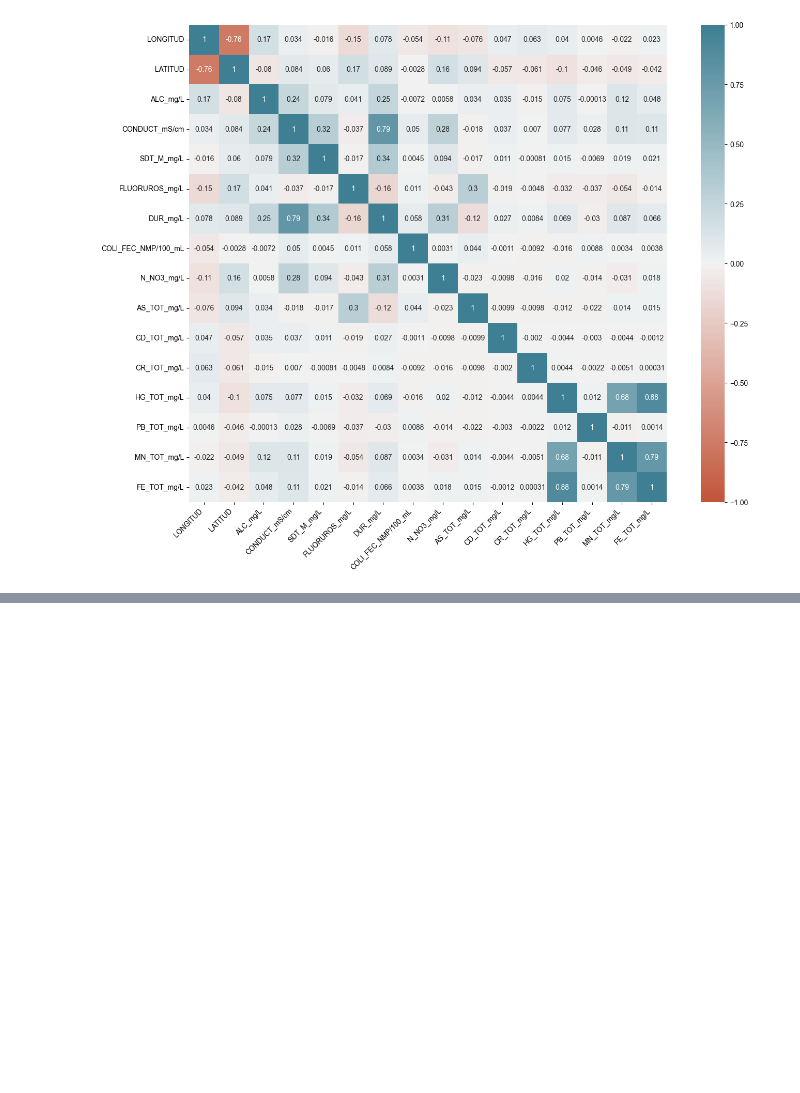
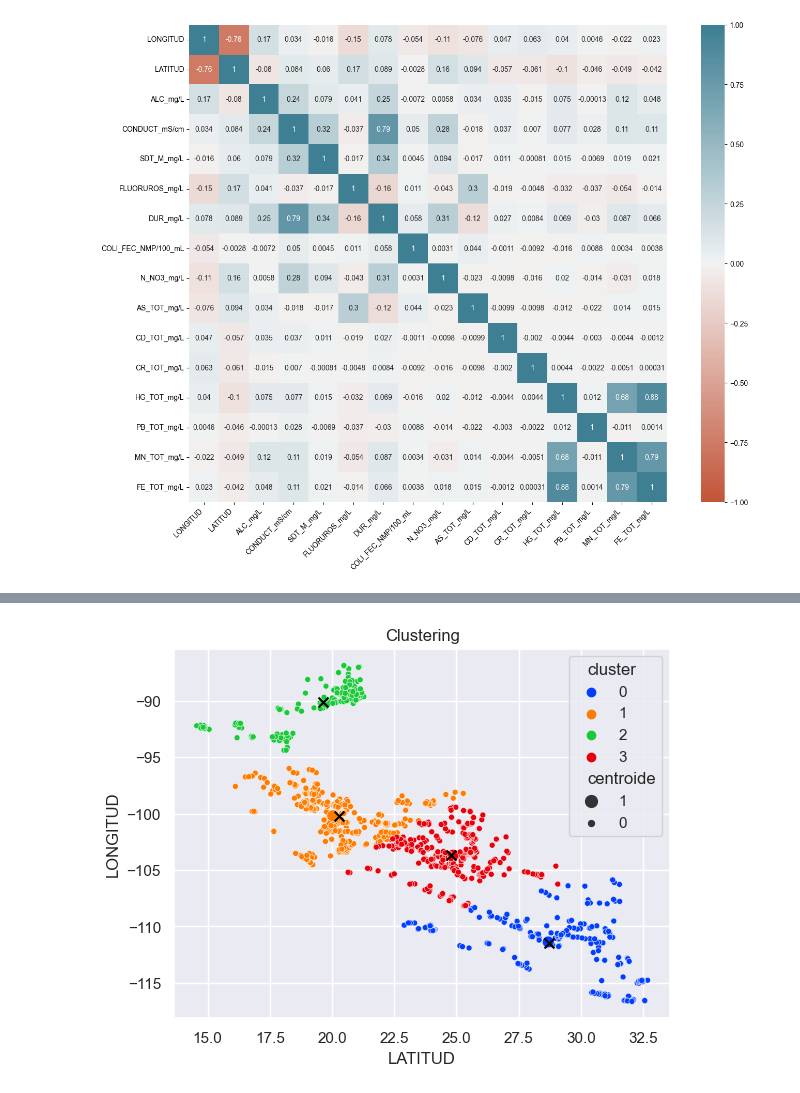
Before and after one commit to PosgradoMNA/actividades-del-projecto-equipo_167, a Jupyter notebook: semana 9/Limpieza, análisis, visualización y kmeans.ipynb, the cells around one changed output, grey strips where cells are left out. Drawn from its saved outputs; the diff is of its cells as text; code cells hidden in the pictures; blank space fills up the shorter version.

```diff
--- a/semana 9/Limpieza, análisis, visualización y kmeans.ipynb
+++ b/semana 9/Limpieza, análisis, visualización y kmeans.ipynb
@@ -220,0 +258,15 @@ ax.set_xticklabels(
+# %%
+#Busquemos cuales son los centroides de los 4 clusters
+k = 4
+
+model = cluster.KMeans(n_clusters=k, init='k-means++')
+X = latlong.copy() # Cluster
+dtf_X = X.copy()
+dtf_X["cluster"] = model.fit_predict(X) ## Buscar los centroidees (Distancia mas corta a todas las tiendas a su alrededor)
+closest, distances = scipy.cluster.vq.vq(model.cluster_centers_, dtf_X.drop("cluster", axis=1).values)
+dtf_X["centroide"] = 0
+for i in closest:
+    dtf_X["centroide"].iloc[i] = 1
+df[["cluster","centroide"]] = dtf_X[["cluster","centroide"]]
+
+df.sample(5)
@@ -220,0 +280,13 @@ ax.set_xticklabels(
+# %%
+# Las X muestran los centroides (expresado en altitud y longitud)
+fig, ax = plt.subplots()
+rcParams['figure.figsize'] = 10,10
+sns.scatterplot(x="LATITUD", y="LONGITUD", data=df,
+                palette=sns.color_palette("bright",k),
+                hue='cluster', size="centroide", size_order=[1,0],
+                legend="brief", ax=ax).set_title('Clustering')
+
+th_centroids = model.cluster_centers_
+ax.scatter(th_centroids[:,0], th_centroids[:,1], s=50, c='black', marker="x");
+# %% [output]
+[figure, added]
```
Also changed, not shown: parts of 8 cells of this notebook.
